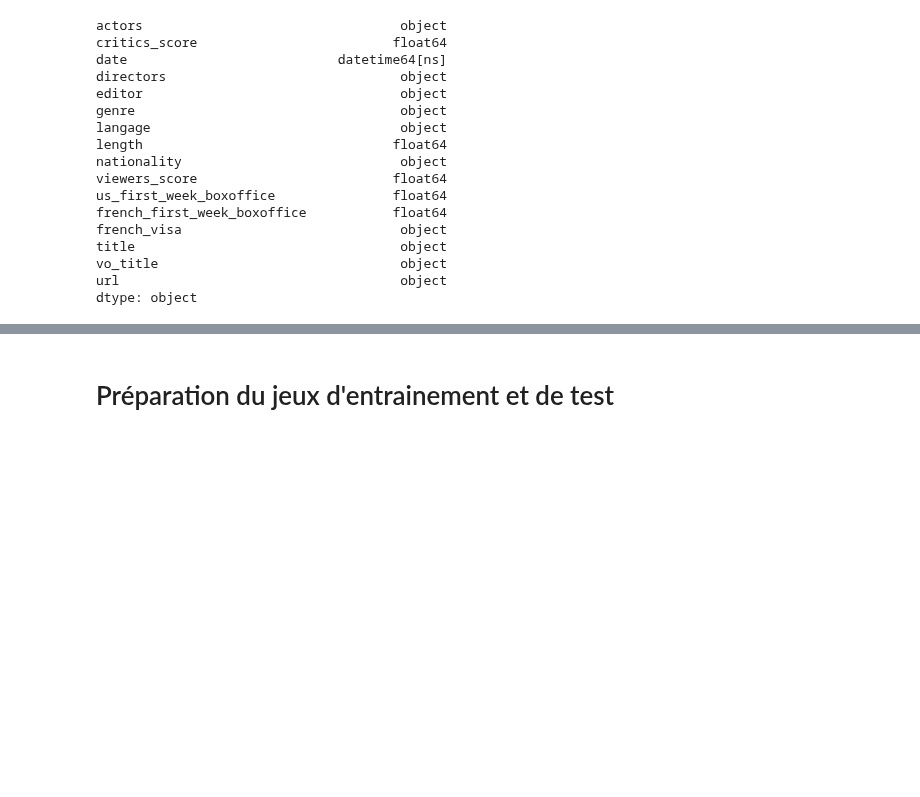
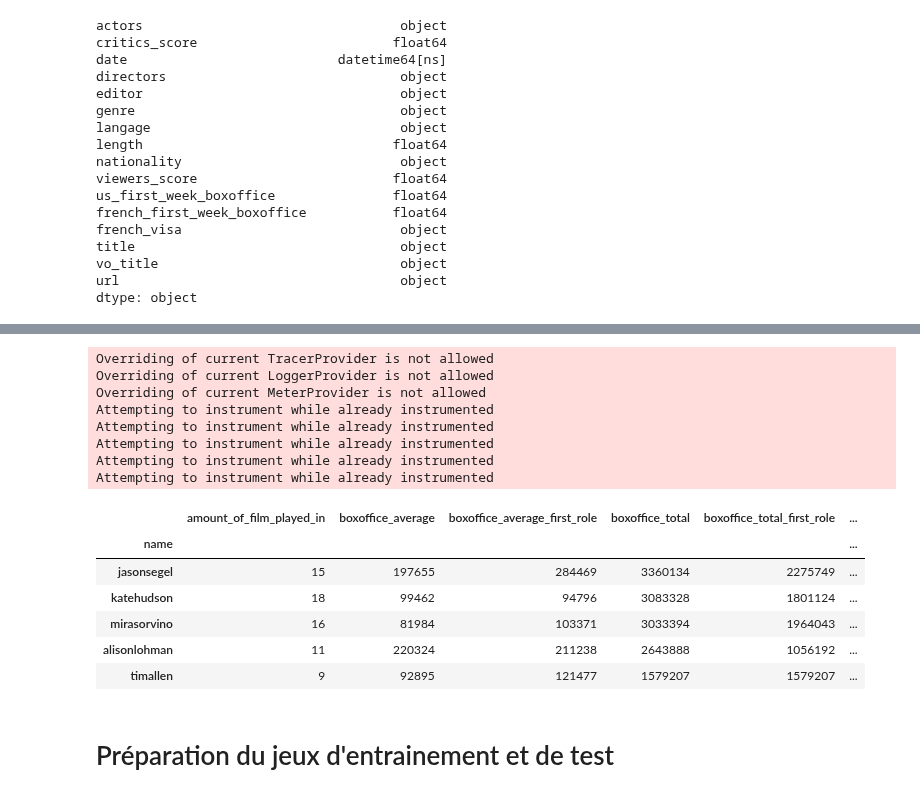
Before and after one commit to SamuelTD/new_is_always_better, a Jupyter notebook: modelisation/victor/arima_Xgboost.ipynb, the cells around one changed output, grey strips where cells are left out. Drawn from its saved outputs; the diff is of its cells as text; code cells hidden in the pictures; blank space fills up the shorter version.

```diff
--- a/modelisation/victor/arima_Xgboost.ipynb
+++ b/modelisation/victor/arima_Xgboost.ipynb
@@ -96,3 +117,36 @@ Attempting to instrument while already instrumented
+# %%
+file_name = "actors_jpbox"
+version="2.0"
+
+ml_client = MLClient(
+    credential=DefaultAzureCredential(),
+    subscription_id="72eb7803-e874-44cb-b6d9-33f2fa3eb88c",
+    resource_group_name="vpoutotrg",
+    workspace_name="mlstudio-groupe4"
+)
+
+data_asset = ml_client.data.get(file_name, version=version)
+
+df_actors = pd.read_parquet(data_asset.path)
+df_actors['name'] = df_actors["name"].apply(lambda x : x.replace(" ", "").replace("-", "").replace("_", "").strip().lower())
+df_actors.set_index('name', inplace=True)
+df_actors.head()
+# %% [output]
+Overriding of current TracerProvider is not allowed
+Overriding of current LoggerProvider is not allowed
+Overriding of current MeterProvider is not allowed
+Attempting to instrument while already instrumented
+Attempting to instrument while already instrumented
+Attempting to instrument while already instrumented
+Attempting to instrument while already instrumented
+Attempting to instrument while already instrumented
+|  | amount_of_film_played_in | boxoffice_average | boxoffice_average_first_role | boxoffice_total | boxoffice_total_first_role | ... |
+| name |  |  |  |  |  | ... |
+| jasonsegel | 15 | 197655 | 284469 | 3360134 | 2275749 | ... |
+| katehudson | 18 | 99462 | 94796 | 3083328 | 1801124 | ... |
+| mirasorvino | 16 | 81984 | 103371 | 3033394 | 1964043 | ... |
+| alisonlohman | 11 | 220324 | 211238 | 2643888 | 1056192 | ... |
+| timallen | 9 | 92895 | 121477 | 1579207 | 1579207 | ... |
 # %% [markdown]
 # Préparation du jeux d'entrainement et de test
 # %%
```
Also changed, not shown: parts of 22 cells of this notebook, 9 other files.
